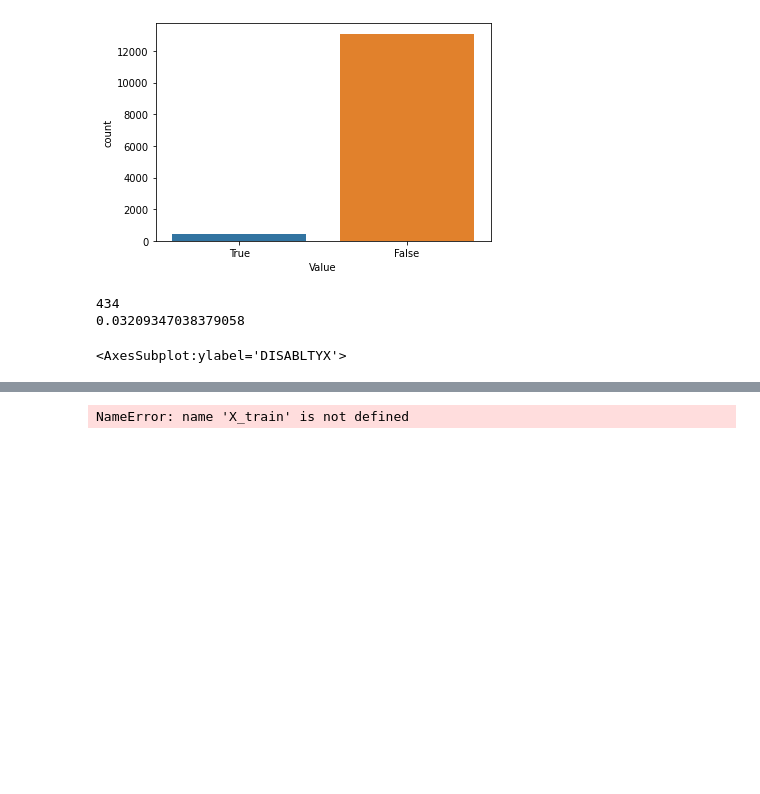
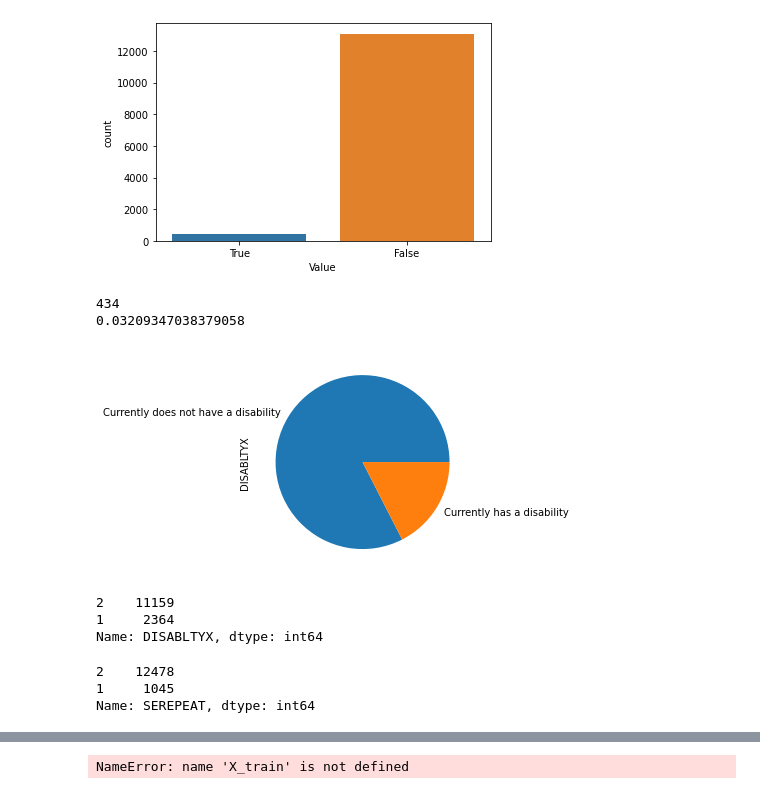
Before and after one commit to safiamc/udacity-capstone, a Jupyter notebook: project-notebook.ipynb, the cells around one changed output, grey strips where cells are left out. Cells and saved outputs as stored; diff of their text form; code cells hidden in the pictures; blank space fills up the shorter version.

```diff
--- a/project-notebook.ipynb
+++ b/project-notebook.ipynb
@@ -148,7 +148,23 @@ print(y.sum()/len(y))
 # %% [output]
 434
 0.03209347038379058
-# %%
-X['DISABLTYX'].plot(kind='pie')
-# %% [output]
-<AxesSubplot:ylabel='DISABLTYX'>
+# %%
+disablty = X['DISABLTYX'].value_counts()
+labels=['Currently does not have a disability','Currently has a disability']
+disablty.plot(kind='pie', labels=labels)
+plt.savefig('disablty_pie.png')
+# %% [output]
+[figure, added]
+# %%
+disablty
+# %% [output]
+2    11159
+1     2364
+Name: DISABLTYX, dtype: int64
+# %%
+repeat = X['SEREPEAT'].value_counts()
+repeat
+# %% [output]
+2    12478
+1     1045
+Name: SEREPEAT, dtype: int64
```
Also changed, not shown: parts of 5 cells of this notebook.
